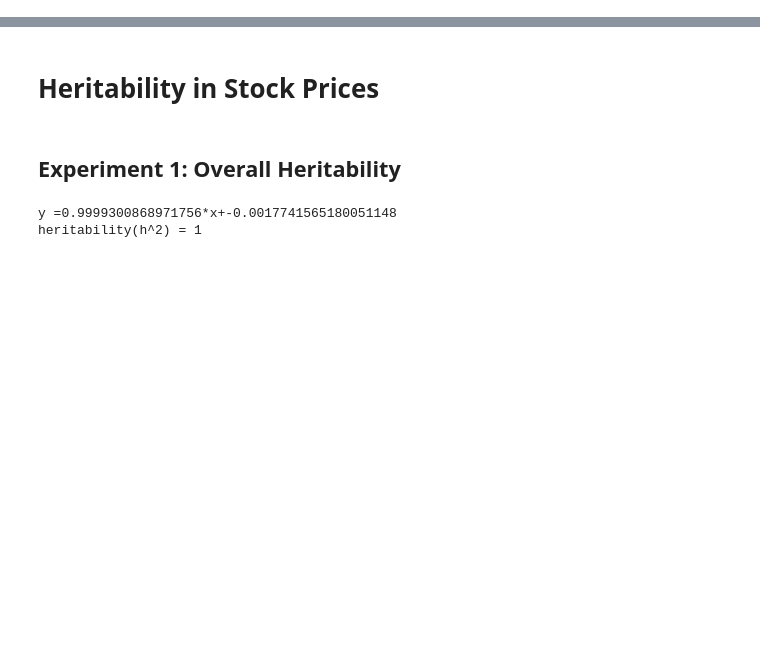
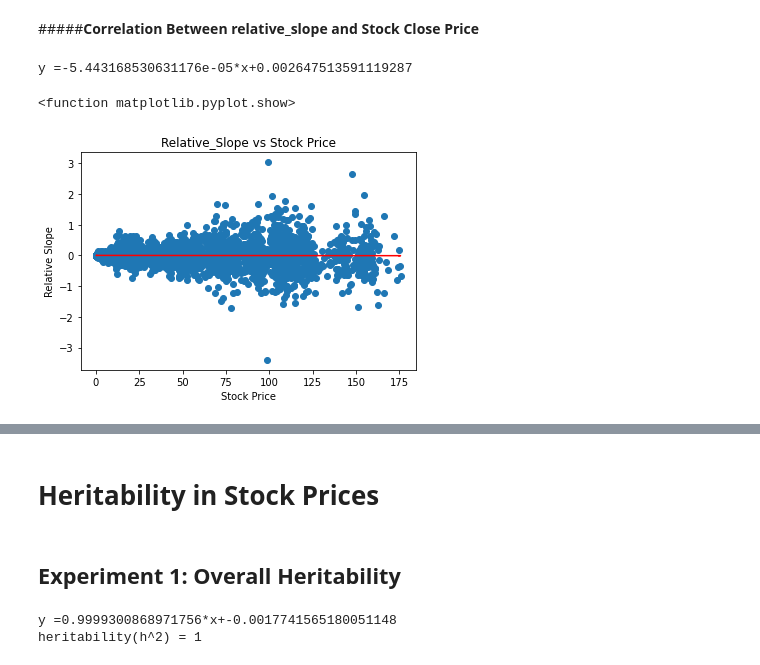
Before and after one commit to shehbeel/new-evolutionary-algorithm, a Jupyter notebook: EvolutionaryAlgorithm.ipynb, the cells around one changed output, grey strips where cells are left out. Cells and saved outputs as stored; diff of their text form; code cells hidden in the pictures; blank space fills up the shorter version.

```diff
--- a/EvolutionaryAlgorithm.ipynb
+++ b/EvolutionaryAlgorithm.ipynb
@@ -54,0 +51,21 @@ plt.show()
+# %% [markdown]
+#####**Correlation Between relative_slope and Stock Close Price**
+# %%
+x = aapl['Close']
+y = aapl['relative_slope']
+
+m, b = np.polyfit(x, y, 1)
+
+plt.scatter(x, y)
+plt.title("Relative_Slope vs Stock Price")
+plt.xlabel("Stock Price")
+plt.ylabel("Relative Slope")
+
+plt.plot(x, m*x + b, color='red')
+print("y =" + str(m) + "*x" + "+" + str(b))
+
+plt.show
+# %% [output]
+y =-5.443168530631176e-05*x+0.002647513591119287
+<function matplotlib.pyplot.show>
+[figure, added]
```
Also changed, not shown: parts of 29 cells of this notebook.
